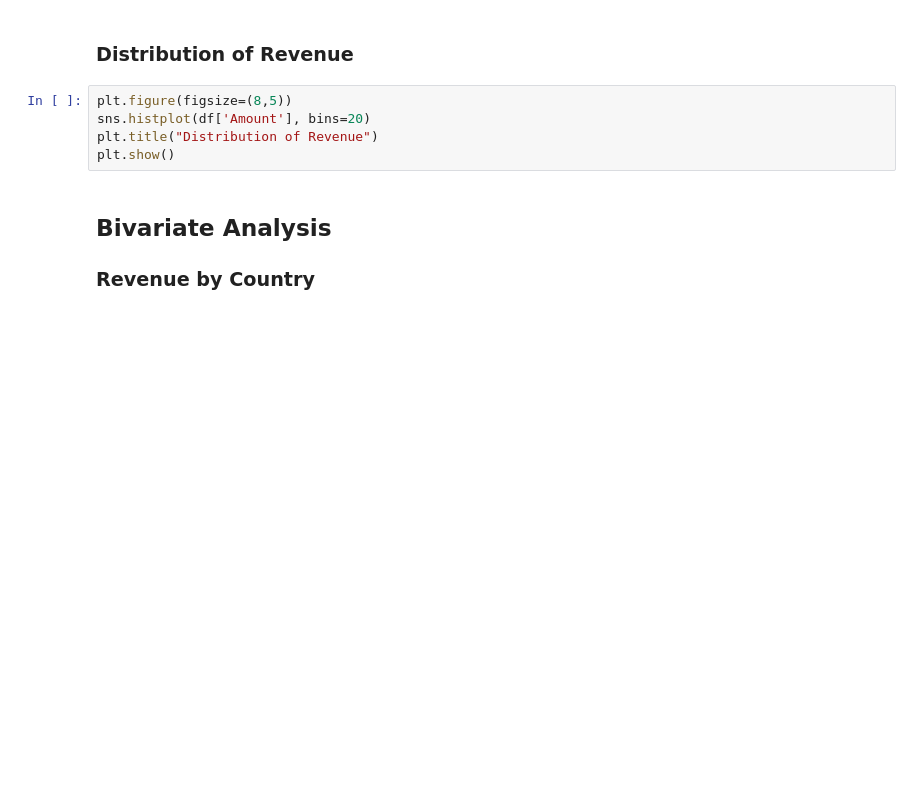
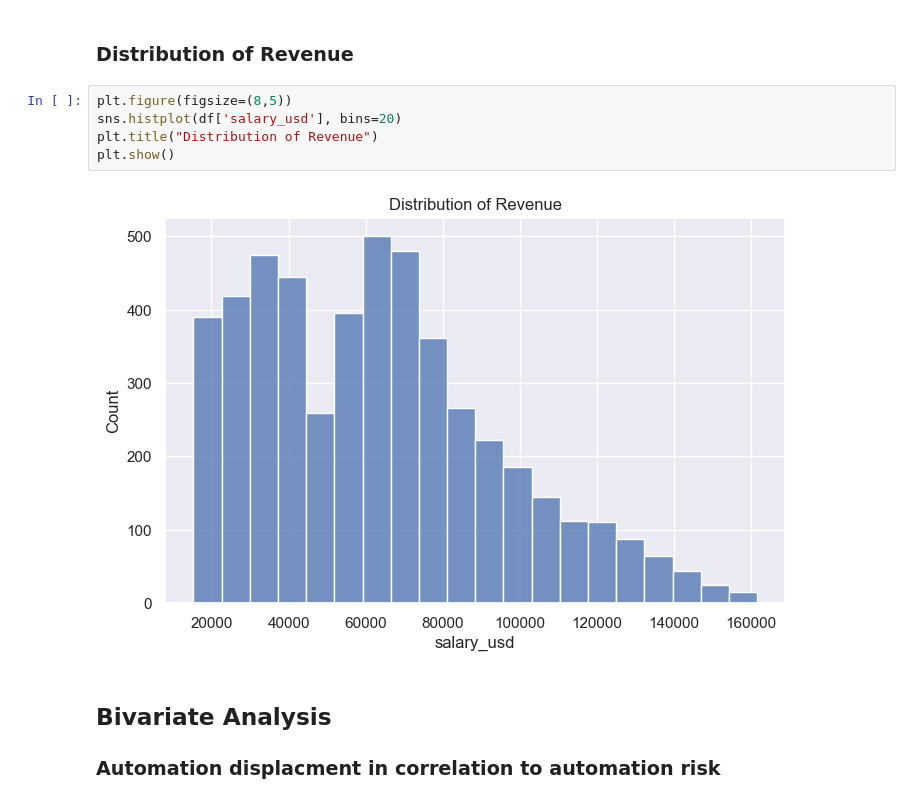
Before and after one commit to AbdulazizSGH/6MY01_ARTI308, a Jupyter notebook: Lab 3.ipynb, the cells around one changed output. Cells and saved outputs as stored; diff of their text form; blank space fills up the shorter version.

```diff
--- a/Lab 3.ipynb
+++ b/Lab 3.ipynb
@@ -59,11 +67,13 @@ plt.show()
 ### Distribution of Revenue
 # %%
 plt.figure(figsize=(8,5))
-sns.histplot(df['Amount'], bins=20)
+sns.histplot(df['salary_usd'], bins=20)
 plt.title("Distribution of Revenue")
 plt.show()
+# %% [output]
+[figure, added]
 # %% [markdown]
 ## Bivariate Analysis
 
-### Revenue by Country
+### Automation displacment in correlation to automation risk
 # %%
```
Also changed, not shown: parts of 17 cells of this notebook.
